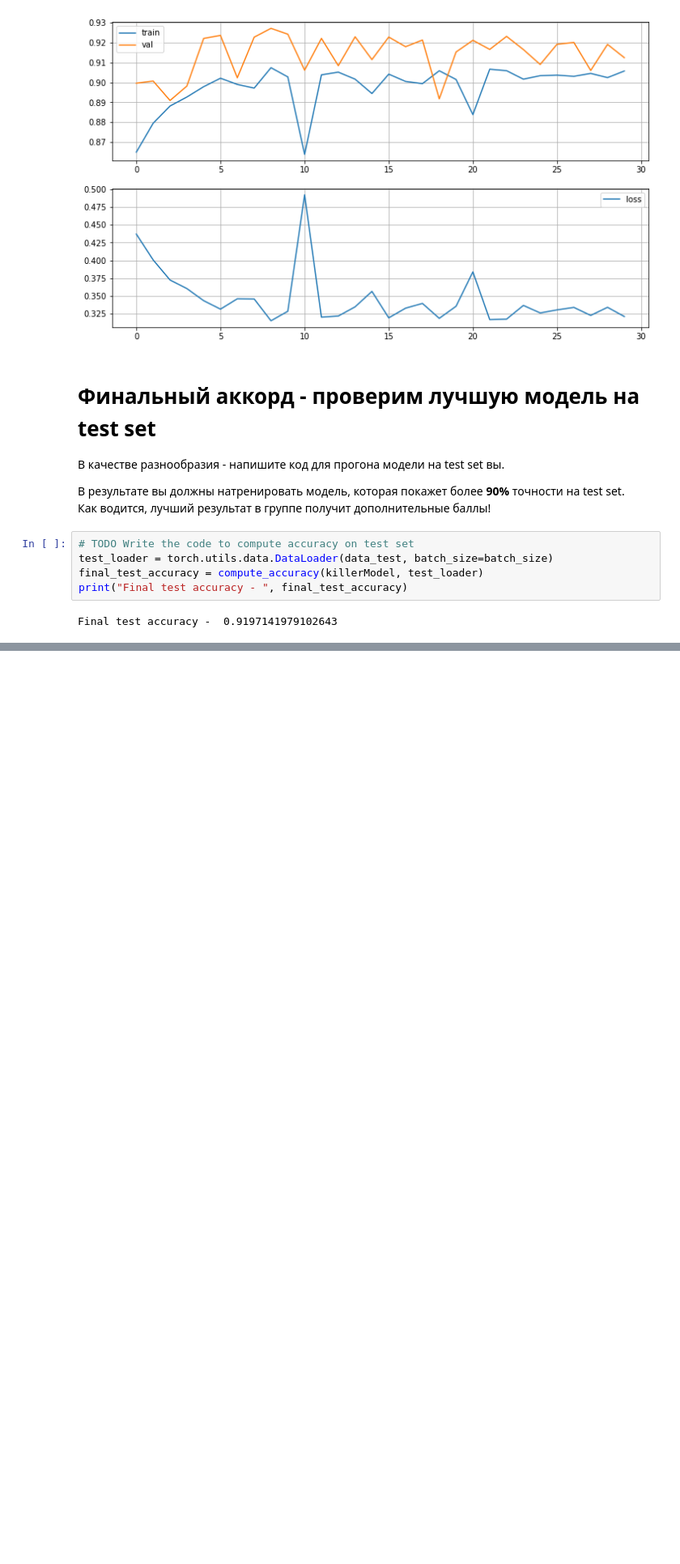
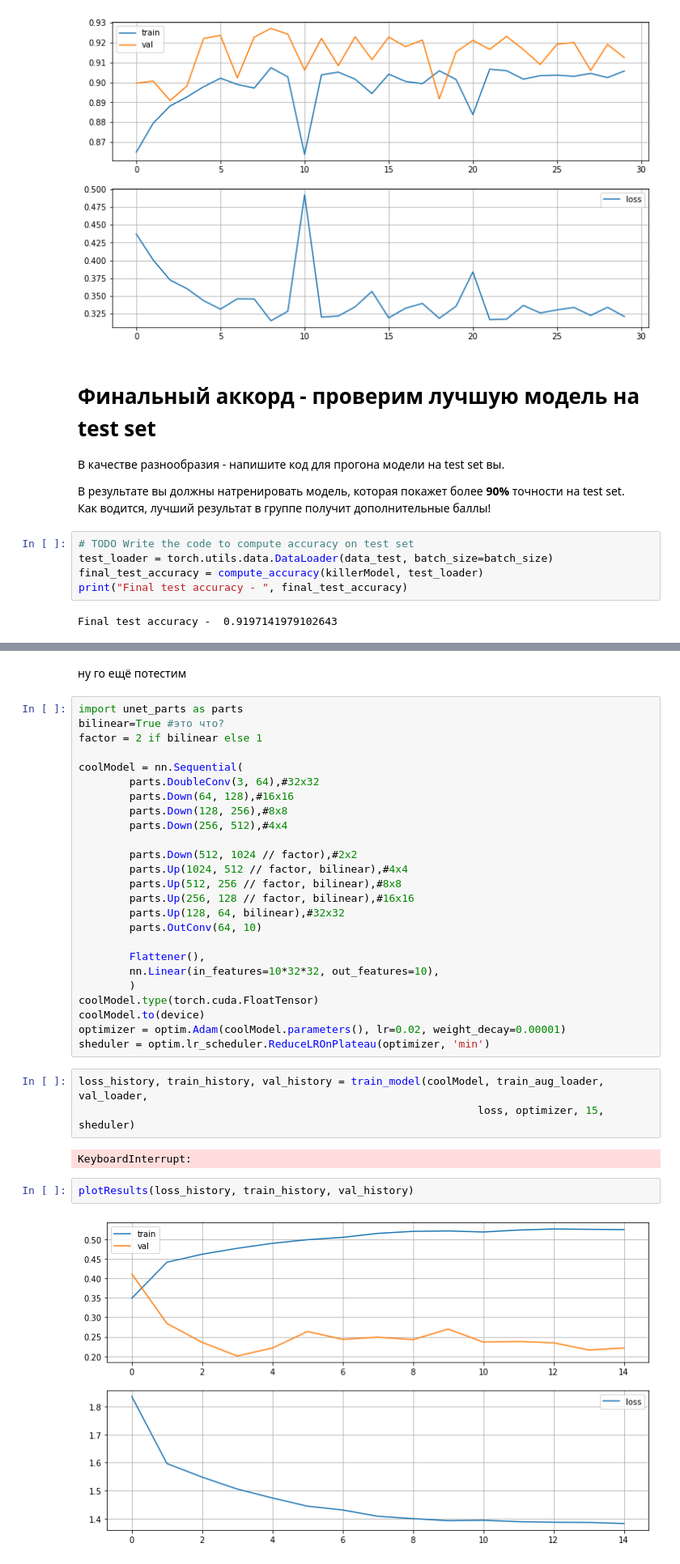
Before and after one commit to Altair200333/DLCourseNSU, a Jupyter notebook: assignment3/PyTorch_CNN.ipynb, the cells around one changed output, grey strips where cells are left out. Shown at 81% size. Cells and saved outputs as stored; diff of their text form; blank space fills up the shorter version.

```diff
--- a/assignment3/PyTorch_CNN.ipynb
+++ b/assignment3/PyTorch_CNN.ipynb
@@ -604,0 +729,36 @@ Final test accuracy -  0.9197141979102643
+# %% [markdown]
+ну го ещё потестим
+# %%
+import unet_parts as parts
+bilinear=True #это что?
+factor = 2 if bilinear else 1
+
+coolModel = nn.Sequential(
+        parts.DoubleConv(3, 64),#32x32
+        parts.Down(64, 128),#16x16
+        parts.Down(128, 256),#8x8
+        parts.Down(256, 512),#4x4
+
+        parts.Down(512, 1024 // factor),#2x2
+        parts.Up(1024, 512 // factor, bilinear),#4x4
+        parts.Up(512, 256 // factor, bilinear),#8x8
+        parts.Up(256, 128 // factor, bilinear),#16x16
+        parts.Up(128, 64, bilinear),#32x32
+        parts.OutConv(64, 10)
+
+        Flattener(),
+        nn.Linear(in_features=10*32*32, out_features=10),
+        )
+coolModel.type(torch.cuda.FloatTensor)
+coolModel.to(device)
+optimizer = optim.Adam(coolModel.parameters(), lr=0.02, weight_decay=0.00001)
+sheduler = optim.lr_scheduler.ReduceLROnPlateau(optimizer, 'min')
+# %%
+loss_history, train_history, val_history = train_model(coolModel, train_aug_loader, val_loader,
+                                                               loss, optimizer, 15, sheduler)
+# %% [output]
+KeyboardInterrupt:
+# %%
+plotResults(loss_history, train_history, val_history)
+# %% [output]
+[figure, added]
```
Also changed, not shown: parts of 10 cells of this notebook, 1 other file.
